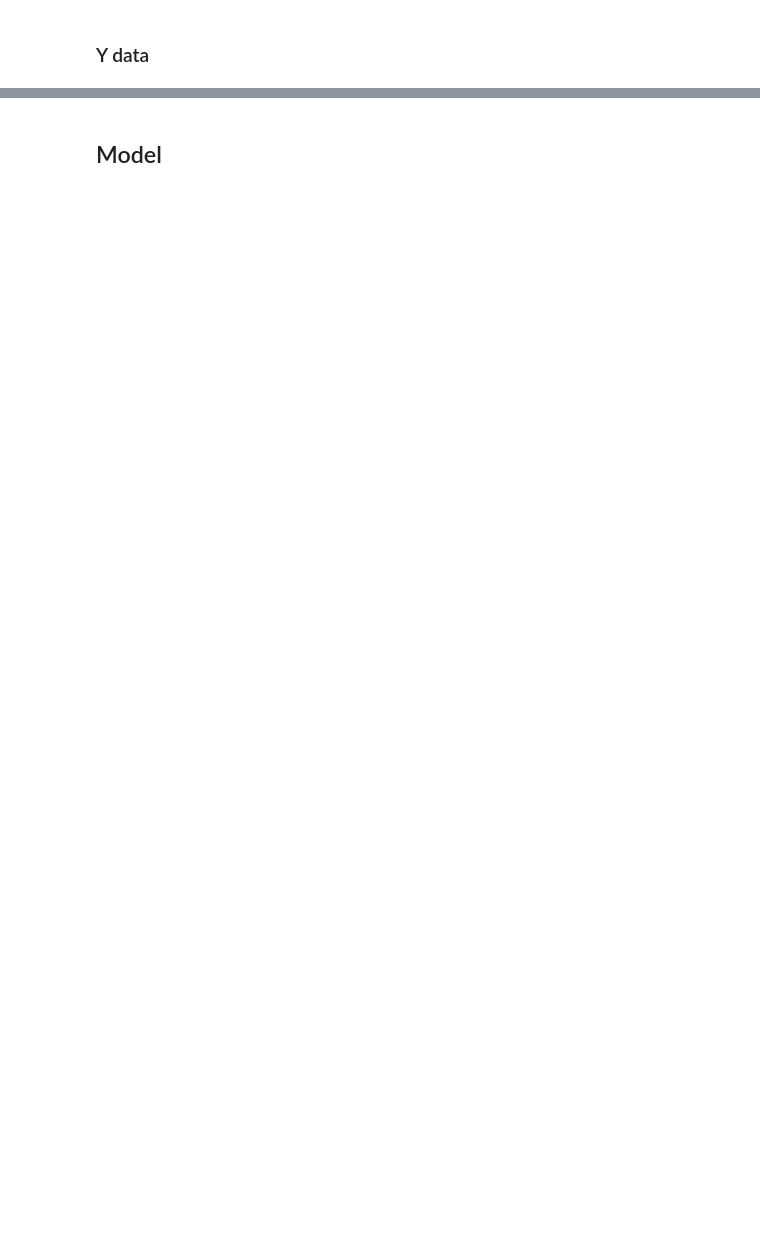
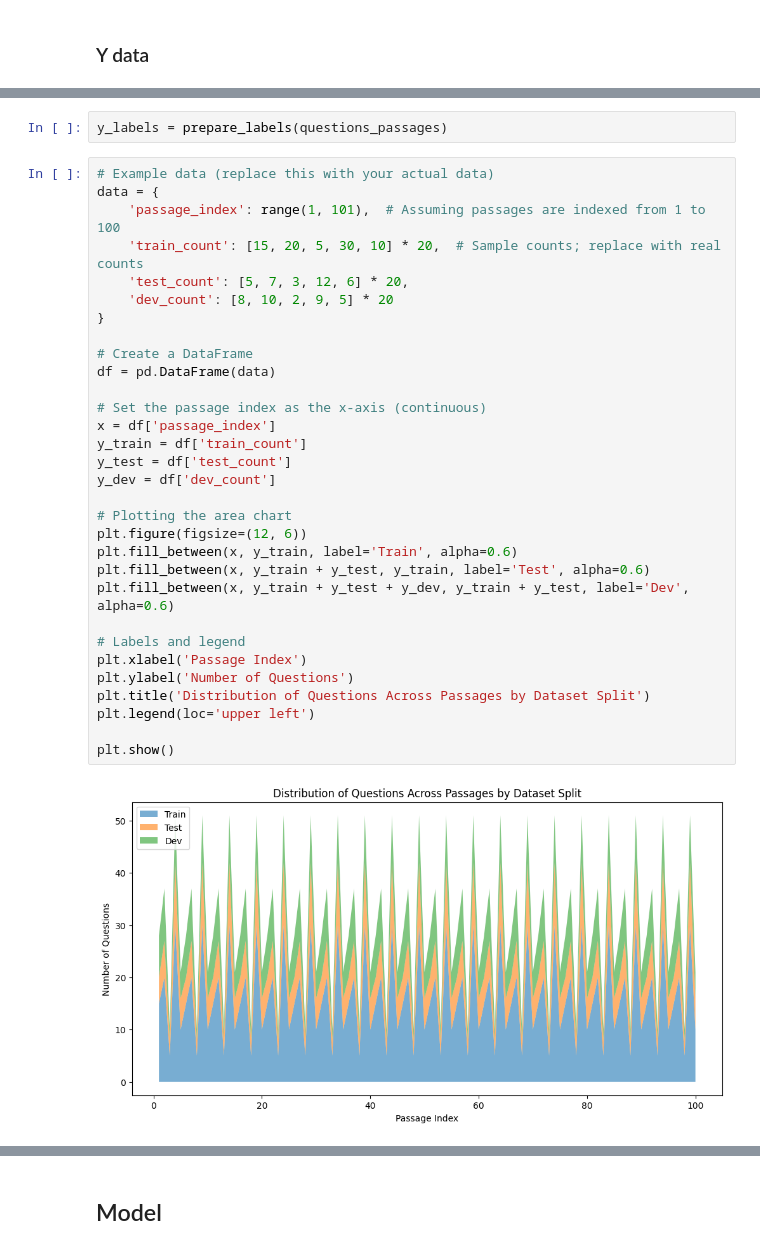
Before and after one commit to davidsequera/LegalRanker, a Jupyter notebook: main.ipynb, the cells around one changed output, grey strips where cells are left out. Drawn from its saved outputs; the diff is of its cells as text; blank space fills up the shorter version.

```diff
--- a/main.ipynb
+++ b/main.ipynb
@@ -363 +411,36 @@ y_labels.shape
+# %%
+y_labels = prepare_labels(questions_passages)
+# %%
+# Example data (replace this with your actual data)
+data = {
+    'passage_index': range(1, 101),  # Assuming passages are indexed from 1 to 100
+    'train_count': [15, 20, 5, 30, 10] * 20,  # Sample counts; replace with real counts
+    'test_count': [5, 7, 3, 12, 6] * 20,
+    'dev_count': [8, 10, 2, 9, 5] * 20
+}
+
+# Create a DataFrame
+df = pd.DataFrame(data)
+
+# Set the passage index as the x-axis (continuous)
+x = df['passage_index']
+y_train = df['train_count']
+y_test = df['test_count']
+y_dev = df['dev_count']
+
+# Plotting the area chart
+plt.figure(figsize=(12, 6))
+plt.fill_between(x, y_train, label='Train', alpha=0.6)
+plt.fill_between(x, y_train + y_test, y_train, label='Test', alpha=0.6)
+plt.fill_between(x, y_train + y_test + y_dev, y_train + y_test, label='Dev', alpha=0.6)
+
+# Labels and legend
+plt.xlabel('Passage Index')
+plt.ylabel('Number of Questions')
+plt.title('Distribution of Questions Across Passages by Dataset Split')
+plt.legend(loc='upper left')
+
+plt.show()
+# %% [output]
+[figure, added]
 # %%
```
Also changed, not shown: parts of 48 cells of this notebook.
